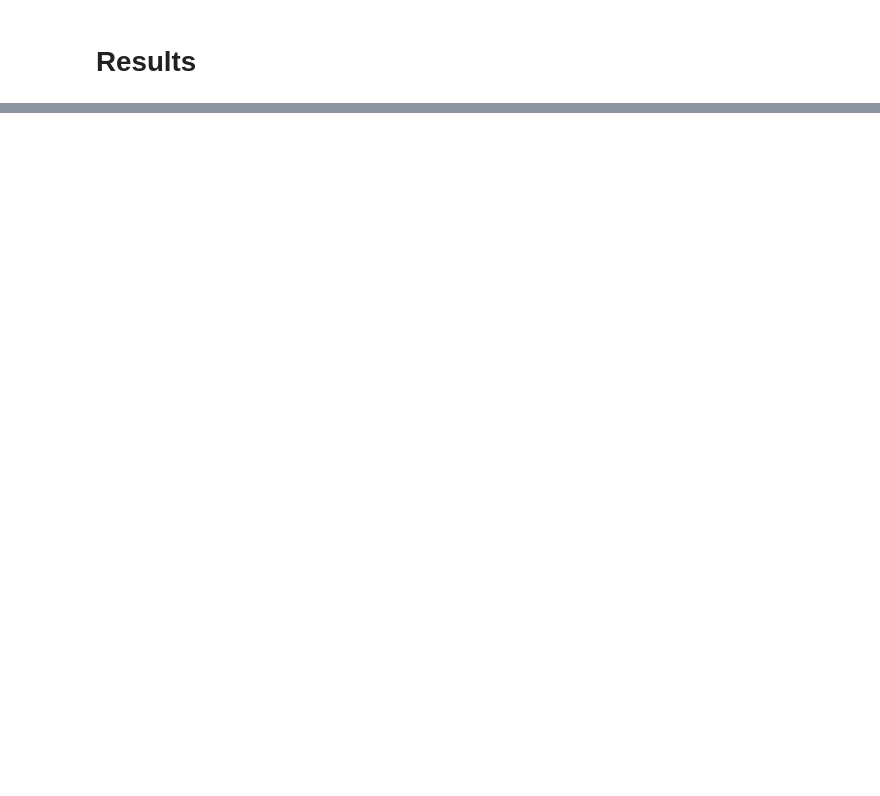
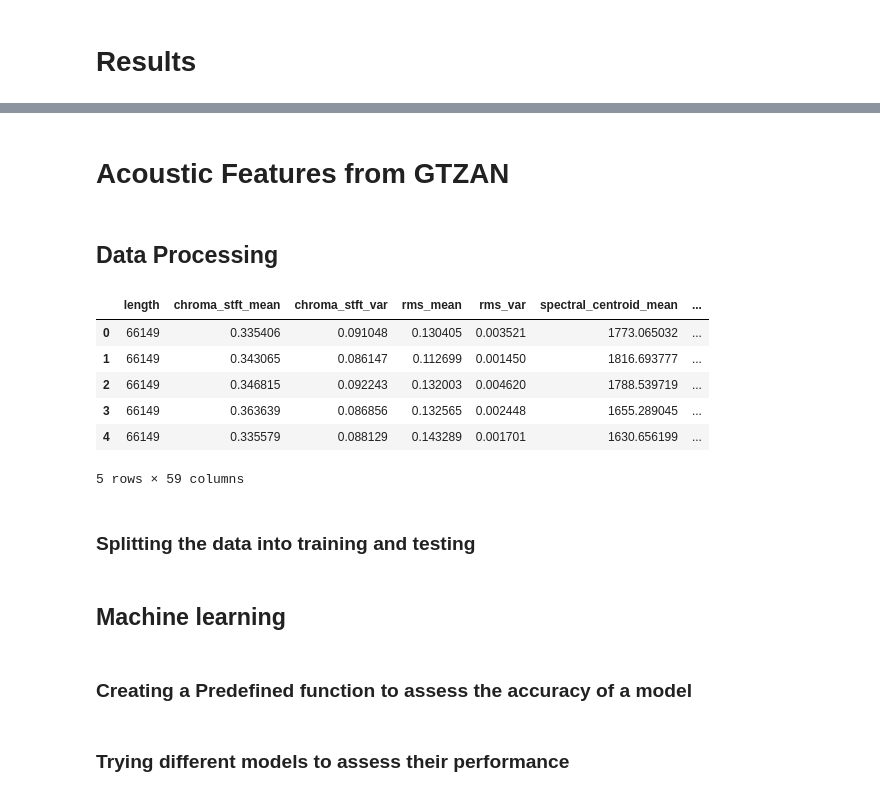
Before and after one commit to michalgorul/classification-of-musical-genres, a Jupyter notebook: GTZAN_MG.ipynb, the cells around one changed output, grey strips where cells are left out. Cells and saved outputs as stored; diff of their text form; code cells hidden in the pictures; blank space fills up the shorter version.

```diff
--- a/GTZAN_MG.ipynb
+++ b/GTZAN_MG.ipynb
@@ -1820,0 +2352,4 @@ Accuracy:  0.7959183673469388
+# %% [markdown]
+# Acoustic Features from GTZAN
+# %% [markdown]
+## Data Processing
@@ -1820,0 +2371,17 @@ Accuracy:  0.7959183673469388
+# %%
+features_30_sec_path = "/content/drive/MyDrive/GTZAN/Features/features_30_sec.csv"
+features_3_sec_path = "/content/drive/MyDrive/GTZAN/Features/features_3_sec.csv"
+# %%
+import pandas as pydub
+
+gtzan_data = pd.read_csv(features_3_sec_path)
+gtzan_data = gtzan_data.iloc[0:, 1:]
+gtzan_data.head()
+# %% [output]
+|  | length | chroma_stft_mean | chroma_stft_var | rms_mean | rms_var | spectral_centroid_mean | ... |
+| 0 | 66149 | 0.335406 | 0.091048 | 0.130405 | 0.003521 | 1773.065032 | ... |
+| 1 | 66149 | 0.343065 | 0.086147 | 0.112699 | 0.001450 | 1816.693777 | ... |
+| 2 | 66149 | 0.346815 | 0.092243 | 0.132003 | 0.004620 | 1788.539719 | ... |
+| 3 | 66149 | 0.363639 | 0.086856 | 0.132565 | 0.002448 | 1655.289045 | ... |
+| 4 | 66149 | 0.335579 | 0.088129 | 0.143289 | 0.001701 | 1630.656199 | ... |
+5 rows × 59 columns
@@ -1820,0 +2402,2 @@ Accuracy:  0.7959183673469388
+# %% [markdown]
+### Splitting the data into training and testing
@@ -1820,0 +2406,4 @@ Accuracy:  0.7959183673469388
+# %% [markdown]
+## Machine learning
+# %% [markdown]
+### Creating a Predefined function to assess the accuracy of a model
@@ -1820,0 +2416,2 @@ Accuracy:  0.7959183673469388
+# %% [markdown]
+### Trying different models to assess their performance
```
Also changed, not shown: parts of 64 cells of this notebook.
